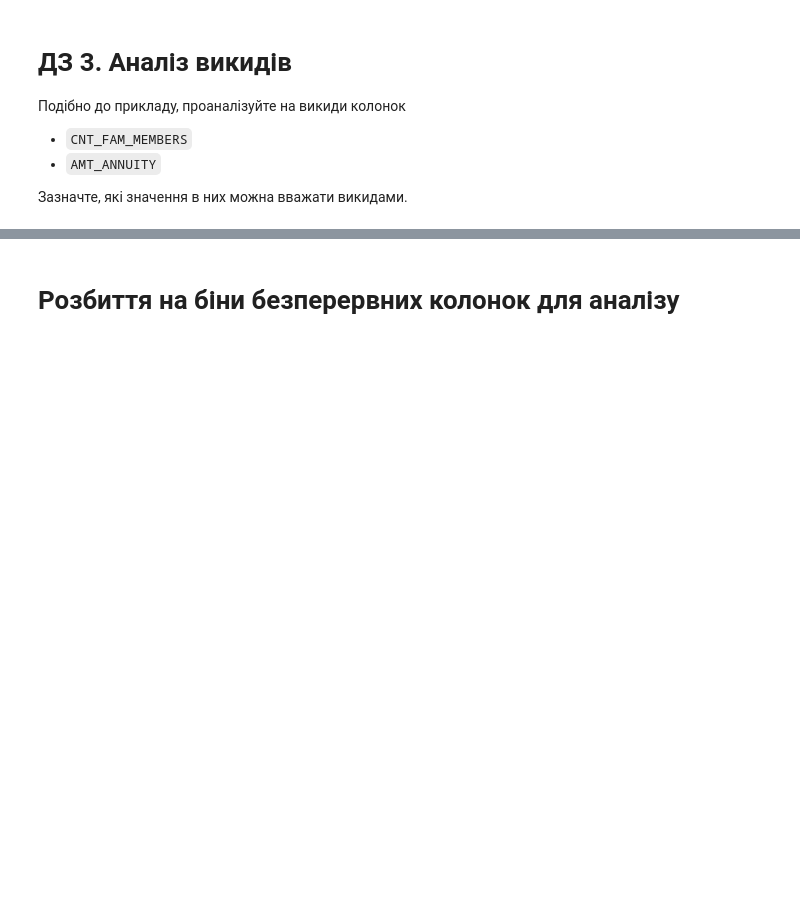
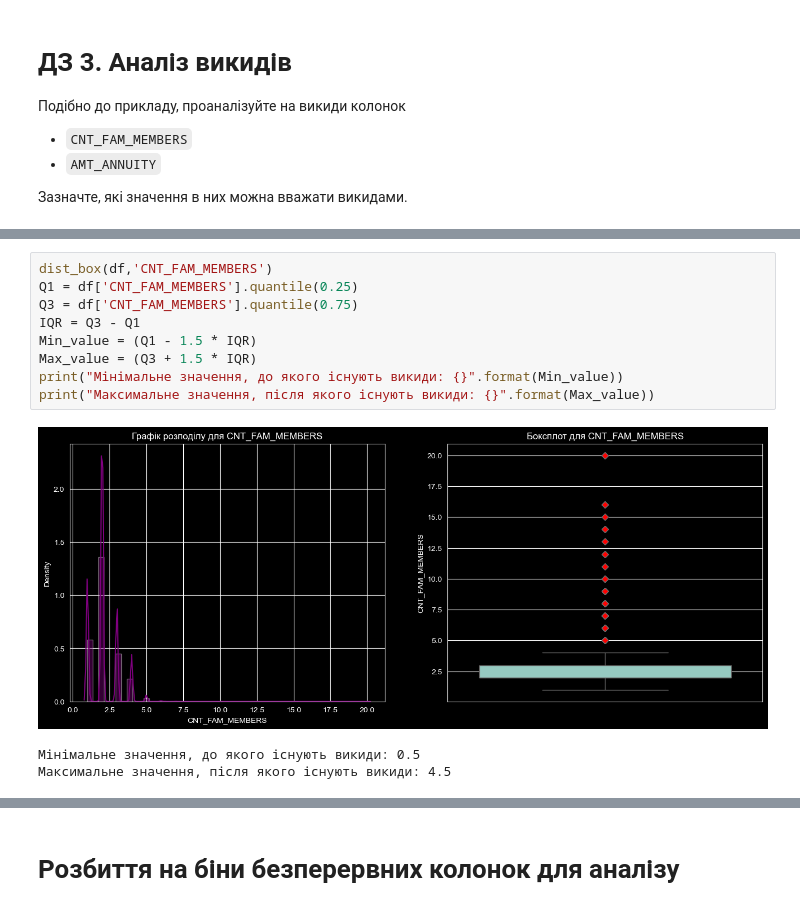
Before and after one commit to maryna-hliebova/machine-learning, a Jupyter notebook: notebooks/eta/HW_1_2_Credit_EDA.ipynb, the cells around one changed output, grey strips where cells are left out. Drawn from its saved outputs; the diff is of its cells as text; blank space fills up the shorter version.

```diff
--- a/notebooks/eta/HW_1_2_Credit_EDA.ipynb
+++ b/notebooks/eta/HW_1_2_Credit_EDA.ipynb
@@ -1042,0 +1277,13 @@ df[df['AMT_INCOME_TOTAL'] > 900000].head()
+# %%
+dist_box(df,'CNT_FAM_MEMBERS')
+Q1 = df['CNT_FAM_MEMBERS'].quantile(0.25)
+Q3 = df['CNT_FAM_MEMBERS'].quantile(0.75)
+IQR = Q3 - Q1
+Min_value = (Q1 - 1.5 * IQR)
+Max_value = (Q3 + 1.5 * IQR)
+print("Мінімальне значення, до якого існують викиди: {}".format(Min_value))
+print("Максимальне значення, після якого існують викиди: {}".format(Max_value))
+# %% [output]
+[figure, added]
+Мінімальне значення, до якого існують викиди: 0.5
+Максимальне значення, після якого існують викиди: 4.5
```
Also changed, not shown: parts of 40 cells of this notebook.
